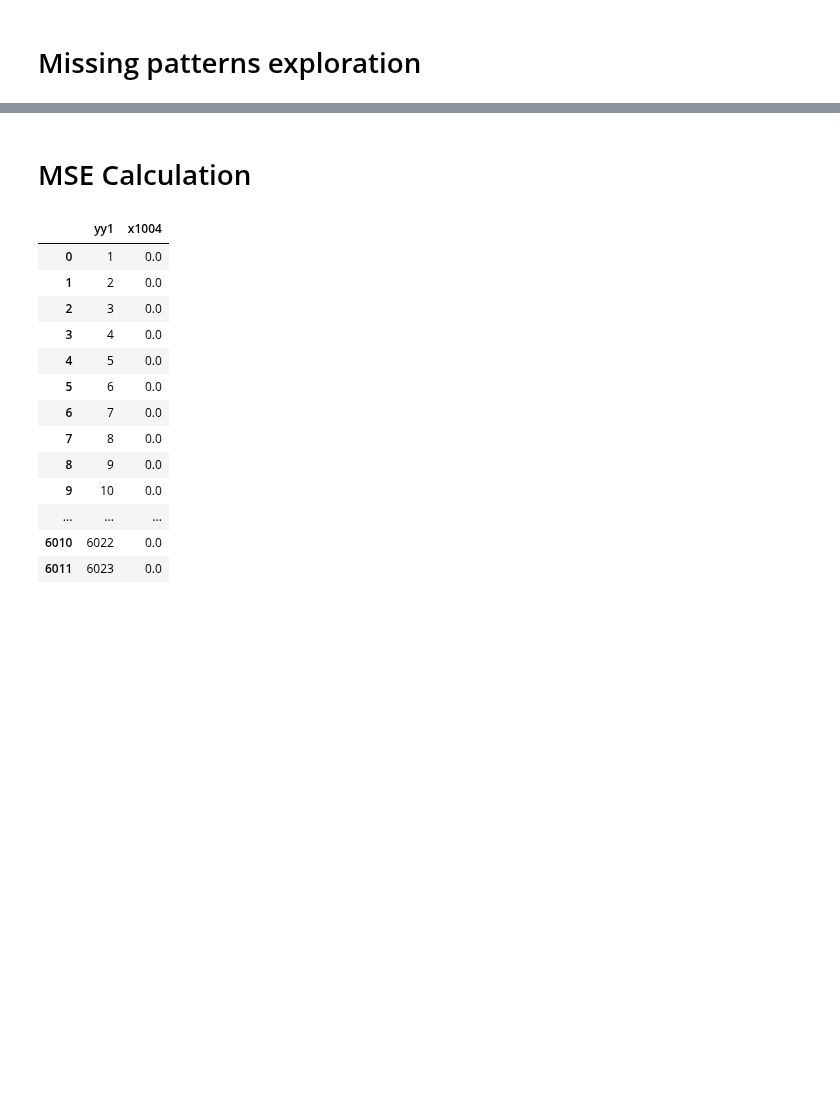
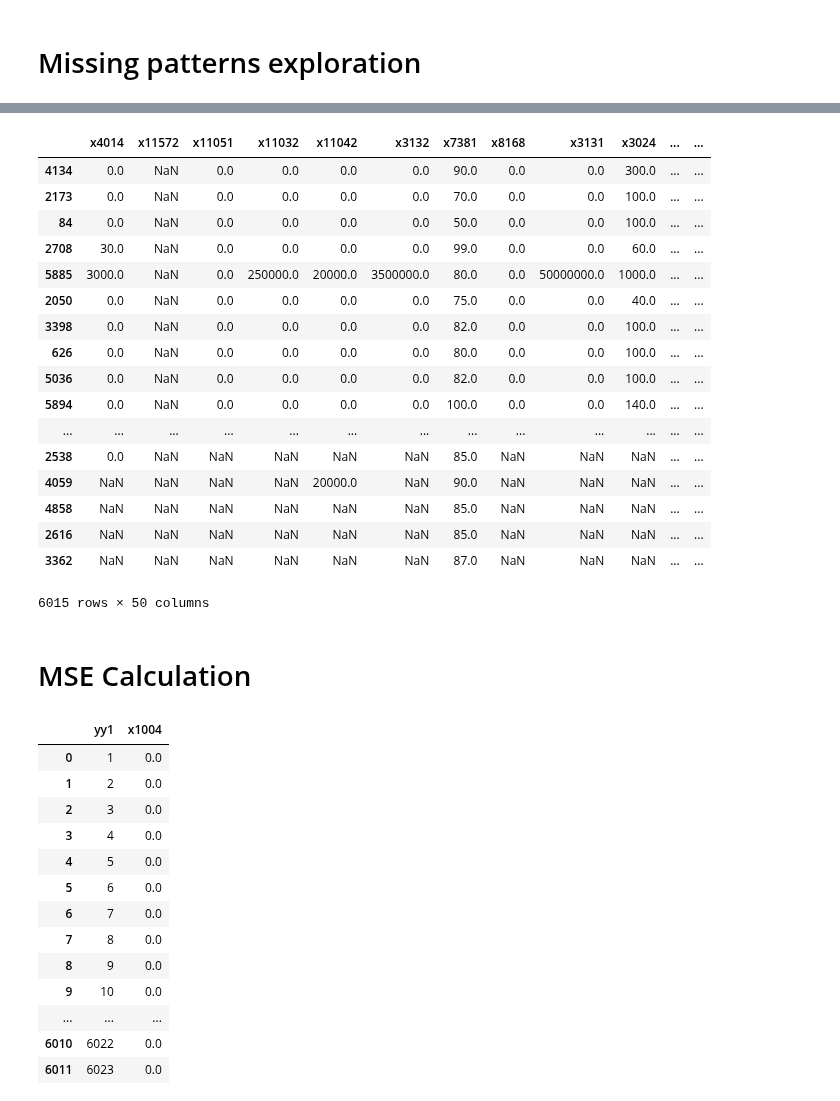
Before and after one commit to TavoloPerUno/scf_impute, a Jupyter notebook: Missing Patterns.ipynb, the cells around one changed output, grey strips where cells are left out. Drawn from its saved outputs; the diff is of its cells as text; code cells hidden in the pictures; blank space fills up the shorter version.

```diff
--- a/Missing Patterns.ipynb
+++ b/Missing Patterns.ipynb
@@ -40,3 +43,24 @@ msno.bar(filtered_data)
+# %%
+filtered_data
+# %% [output]
+|  | x4014 | x11572 | x11051 | x11032 | x11042 | x3132 | x7381 | x8168 | x3131 | x3024 | ... | ... |
+| 4134 | 0.0 | NaN | 0.0 | 0.0 | 0.0 | 0.0 | 90.0 | 0.0 | 0.0 | 300.0 | ... | ... |
+| 2173 | 0.0 | NaN | 0.0 | 0.0 | 0.0 | 0.0 | 70.0 | 0.0 | 0.0 | 100.0 | ... | ... |
+| 84 | 0.0 | NaN | 0.0 | 0.0 | 0.0 | 0.0 | 50.0 | 0.0 | 0.0 | 100.0 | ... | ... |
+| 2708 | 30.0 | NaN | 0.0 | 0.0 | 0.0 | 0.0 | 99.0 | 0.0 | 0.0 | 60.0 | ... | ... |
+| 5885 | 3000.0 | NaN | 0.0 | 250000.0 | 20000.0 | 3500000.0 | 80.0 | 0.0 | 50000000.0 | 1000.0 | ... | ... |
+| 2050 | 0.0 | NaN | 0.0 | 0.0 | 0.0 | 0.0 | 75.0 | 0.0 | 0.0 | 40.0 | ... | ... |
+| 3398 | 0.0 | NaN | 0.0 | 0.0 | 0.0 | 0.0 | 82.0 | 0.0 | 0.0 | 100.0 | ... | ... |
+| 626 | 0.0 | NaN | 0.0 | 0.0 | 0.0 | 0.0 | 80.0 | 0.0 | 0.0 | 100.0 | ... | ... |
+| 5036 | 0.0 | NaN | 0.0 | 0.0 | 0.0 | 0.0 | 82.0 | 0.0 | 0.0 | 100.0 | ... | ... |
+| 5894 | 0.0 | NaN | 0.0 | 0.0 | 0.0 | 0.0 | 100.0 | 0.0 | 0.0 | 140.0 | ... | ... |
+| ... | ... | ... | ... | ... | ... | ... | ... | ... | ... | ... | ... | ... |
+| 2538 | 0.0 | NaN | NaN | NaN | NaN | NaN | 85.0 | NaN | NaN | NaN | ... | ... |
+| 4059 | NaN | NaN | NaN | NaN | 20000.0 | NaN | 90.0 | NaN | NaN | NaN | ... | ... |
+| 4858 | NaN | NaN | NaN | NaN | NaN | NaN | 85.0 | NaN | NaN | NaN | ... | ... |
+| 2616 | NaN | NaN | NaN | NaN | NaN | NaN | 85.0 | NaN | NaN | NaN | ... | ... |
+| 3362 | NaN | NaN | NaN | NaN | NaN | NaN | 87.0 | NaN | NaN | NaN | ... | ... |
+6015 rows × 50 columns
 # %% [markdown]
 # MSE Calculation
 # %%
```
Also changed, not shown: parts of 3 cells of this notebook, 1 other file.
